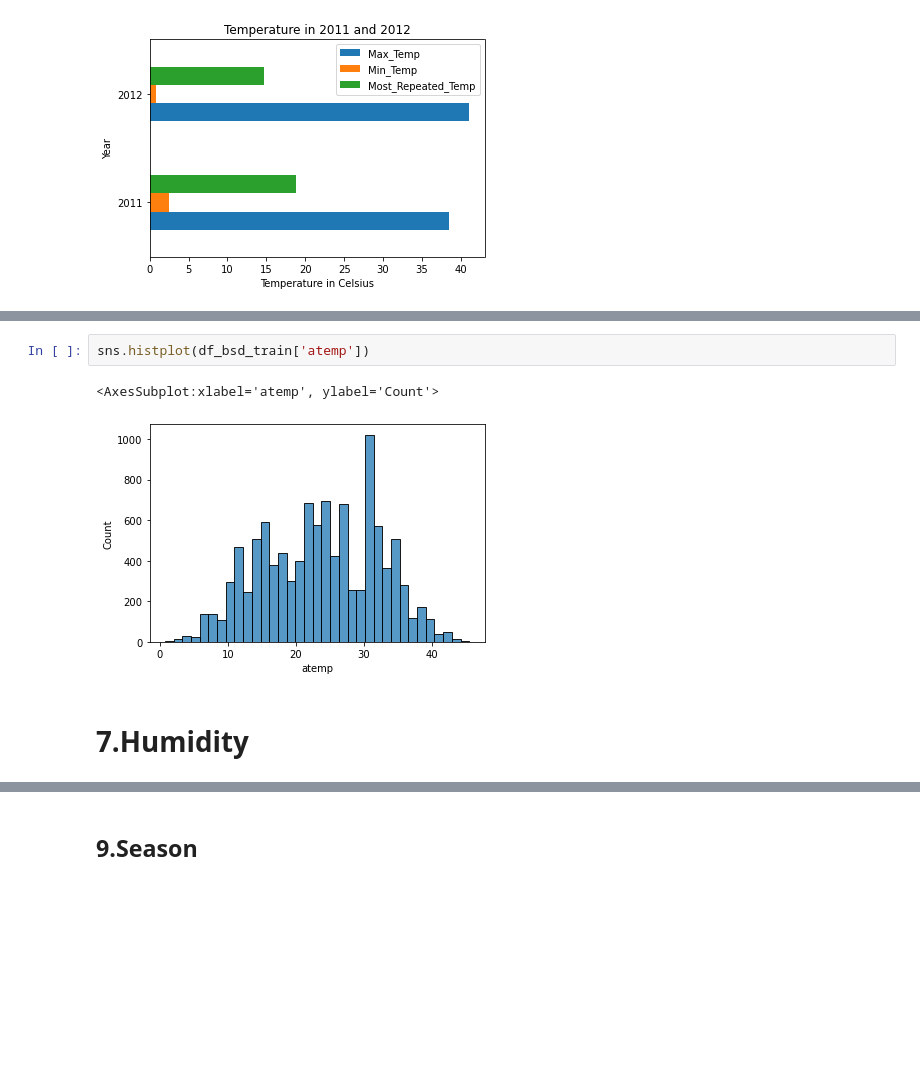
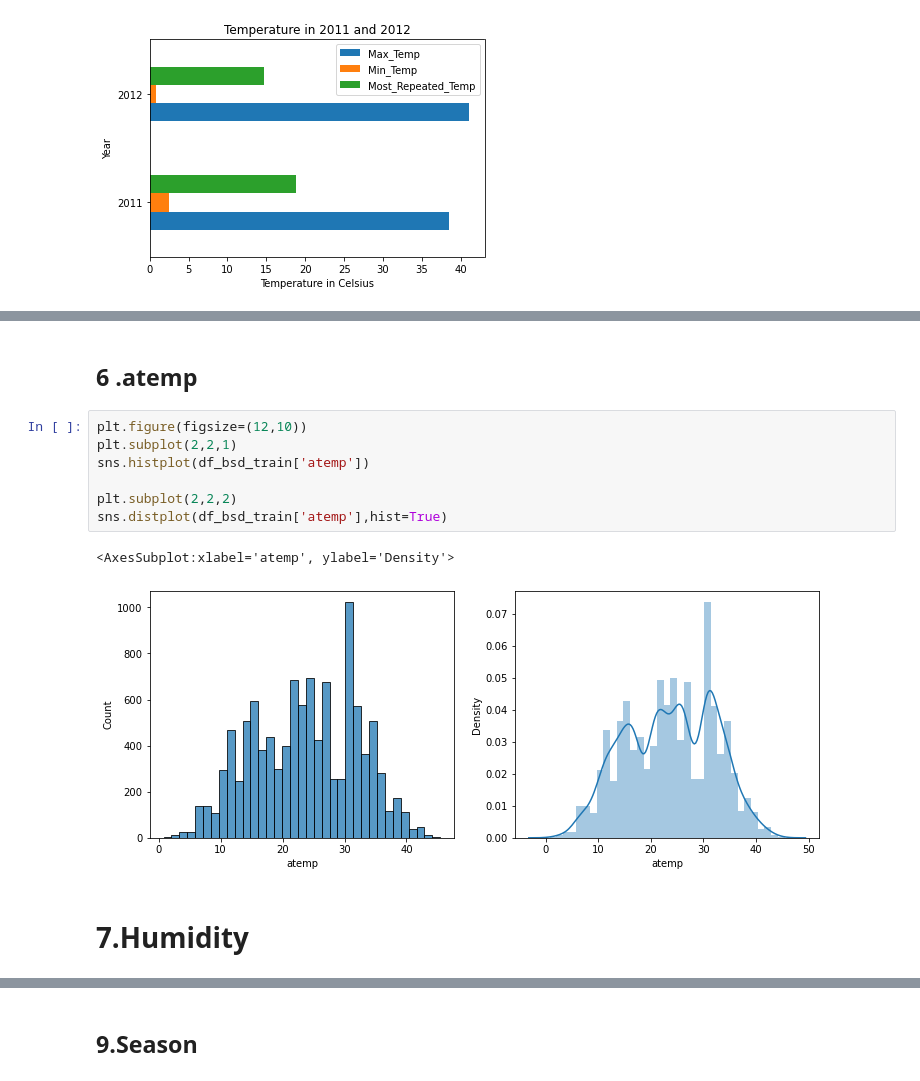
Before and after one commit to MayurNaktode/Bike-Sharing-Demand, a Jupyter notebook: Bike Sharing Demand.ipynb, the cells around one changed output, grey strips where cells are left out. Drawn from its saved outputs; the diff is of its cells as text; blank space fills up the shorter version.

```diff
--- a/Bike Sharing Demand.ipynb
+++ b/Bike Sharing Demand.ipynb
@@ -521,7 +540,14 @@ plt.show()
+# %% [markdown]
+## 6 .atemp
 # %%
+plt.figure(figsize=(12,10))
+plt.subplot(2,2,1)
 sns.histplot(df_bsd_train['atemp'])
+
+plt.subplot(2,2,2)
+sns.distplot(df_bsd_train['atemp'],hist=True)
 # %% [output]
-<AxesSubplot:xlabel='atemp', ylabel='Count'>
+<AxesSubplot:xlabel='atemp', ylabel='Density'>
-[figure, old version]
+[figure, new version]
-# %% [markdown]
-# 7.Humidity
+# %% [markdown]
+# 7.Humidity
```
Also changed, not shown: parts of 37 cells of this notebook.
